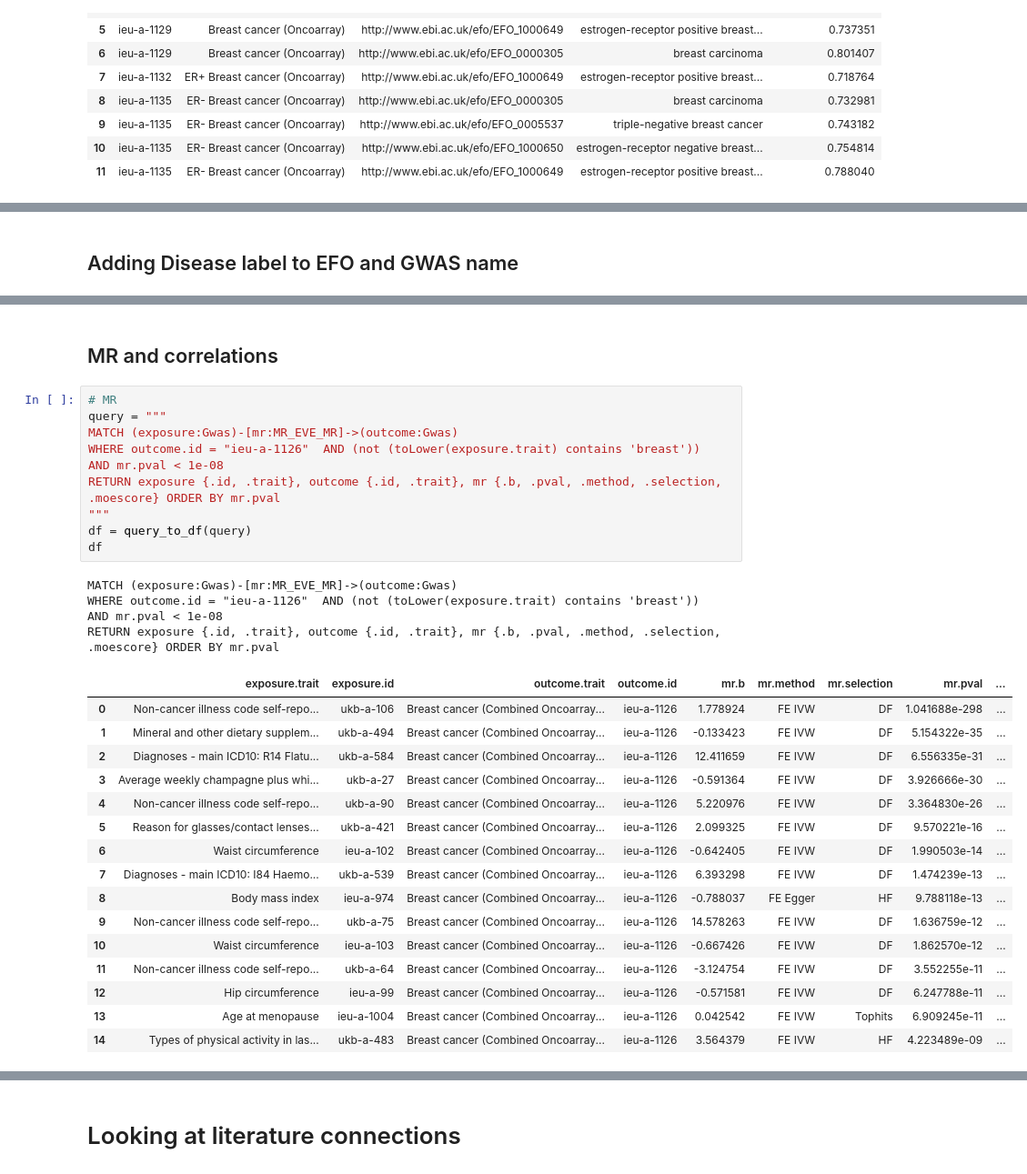
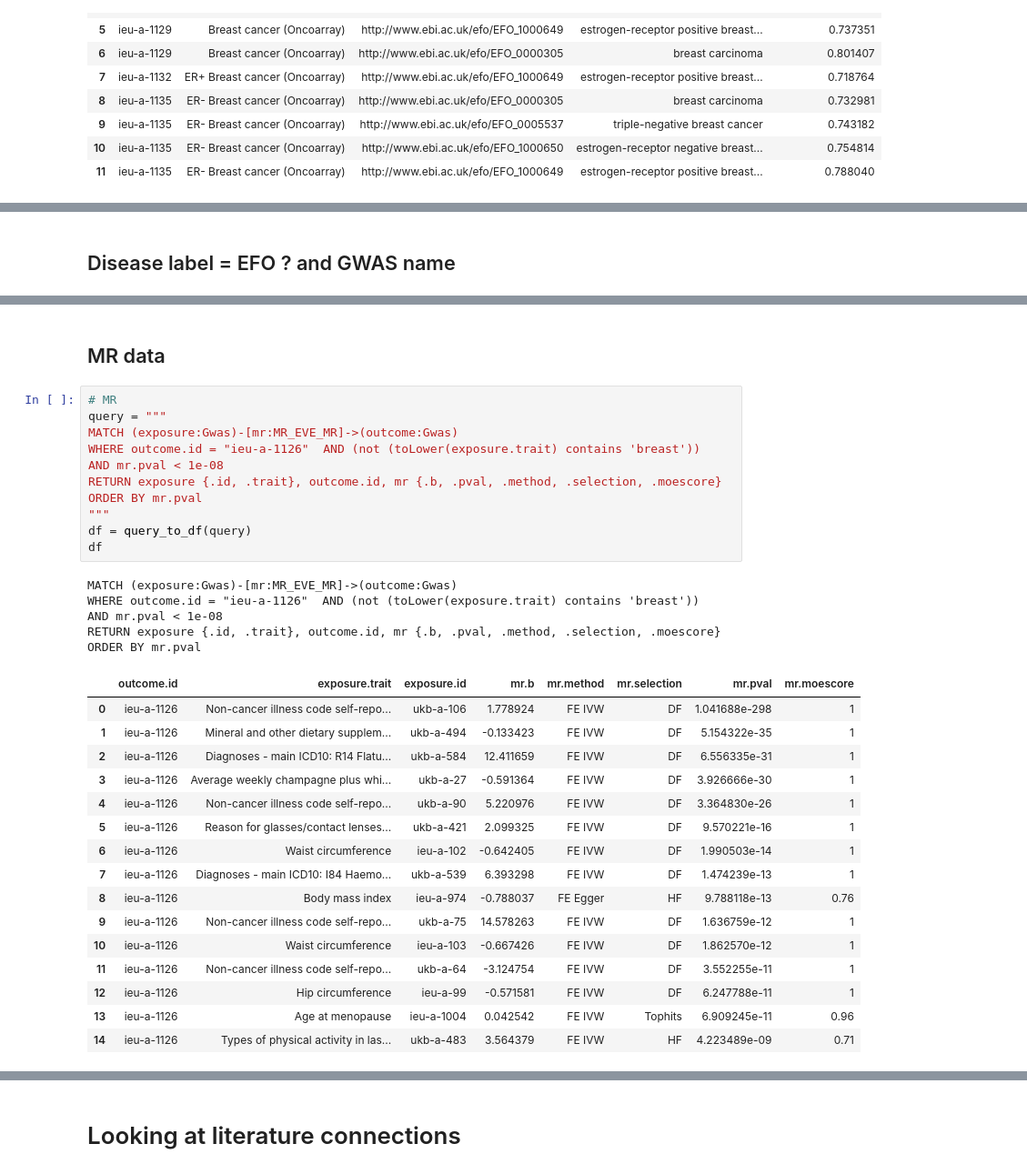
Before and after one commit to mvab/epigraphdb-breast-cancer, a Jupyter notebook: explore_breast_cancer_epigraphdb.ipynb, the cells around one changed output, grey strips where cells are left out. Shown at 91% size. Drawn from its saved outputs; the diff is of its cells as text.

```diff
--- a/explore_breast_cancer_epigraphdb.ipynb
+++ b/explore_breast_cancer_epigraphdb.ipynb
@@ -363,5 +397,5 @@ order by gwas.id
 # %% [markdown]
-## Adding Disease label to EFO and GWAS name
+##  Disease label =  EFO ?  and GWAS name
 # %%
 # is it alaways same as EFO?
 query="""
@@ -385,35 +419,35 @@ order by gwas_to_efo.score desc
 | 3 | ieu-a-1129 | Breast cancer (Oncoarray) | 0.710287 | breast adenocarcinoma | http://www.ebi.ac.uk/efo/EFO_0000304 | breast adenocarcinoma |
 | 4 | ieu-a-1129 | Breast cancer (Oncoarray) | 0.701004 | estrogen-receptor negative breast... | http://www.ebi.ac.uk/efo/EFO_1000650 | estrogen-receptor negative breast... |
 # %% [markdown]
-## MR and correlations
+## MR data
 # %%
 # MR
 query = """
 MATCH (exposure:Gwas)-[mr:MR_EVE_MR]->(outcome:Gwas)
 WHERE outcome.id = "ieu-a-1126"  AND (not (toLower(exposure.trait) contains 'breast'))
 AND mr.pval < 1e-08
-RETURN exposure {.id, .trait}, outcome {.id, .trait}, mr {.b, .pval, .method, .selection, .moescore} ORDER BY mr.pval
+RETURN exposure {.id, .trait}, outcome.id, mr {.b, .pval, .method, .selection, .moescore} ORDER BY mr.pval
 """
 df = query_to_df(query)
 df
 # %% [output]
 MATCH (exposure:Gwas)-[mr:MR_EVE_MR]->(outcome:Gwas)
 WHERE outcome.id = "ieu-a-1126"  AND (not (toLower(exposure.trait) contains 'breast'))
 AND mr.pval < 1e-08
-RETURN exposure {.id, .trait}, outcome {.id, .trait}, mr {.b, .pval, .method, .selection, .moescore} ORDER BY mr.pval
+RETURN exposure {.id, .trait}, outcome.id, mr {.b, .pval, .method, .selection, .moescore} ORDER BY mr.pval
-|  | exposure.trait | exposure.id | outcome.trait | outcome.id | mr.b | mr.method | mr.selection | mr.pval | ... |
-| 0 | Non-cancer illness code self-repo... | ukb-a-106 | Breast cancer (Combined Oncoarray... | ieu-a-1126 | 1.778924 | FE IVW | DF | 1.041688e-298 | ... |
-| 1 | Mineral and other dietary supplem... | ukb-a-494 | Breast cancer (Combined Oncoarray... | ieu-a-1126 | -0.133423 | FE IVW | DF | 5.154322e-35 | ... |
-| 2 | Diagnoses - main ICD10: R14 Flatu... | ukb-a-584 | Breast cancer (Combined Oncoarray... | ieu-a-1126 | 12.411659 | FE IVW | DF | 6.556335e-31 | ... |
-| 3 | Average weekly champagne plus whi... | ukb-a-27 | Breast cancer (Combined Oncoarray... | ieu-a-1126 | -0.591364 | FE IVW | DF | 3.926666e-30 | ... |
-| 4 | Non-cancer illness code self-repo... | ukb-a-90 | Breast cancer (Combined Oncoarray... | ieu-a-1126 | 5.220976 | FE IVW | DF | 3.364830e-26 | ... |
-| 5 | Reason for glasses/contact lenses... | ukb-a-421 | Breast cancer (Combined Oncoarray... | ieu-a-1126 | 2.099325 | FE IVW | DF | 9.570221e-16 | ... |
-| 6 | Waist circumference | ieu-a-102 | Breast cancer (Combined Oncoarray... | ieu-a-1126 | -0.642405 | FE IVW | DF | 1.990503e-14 | ... |
-| 7 | Diagnoses - main ICD10: I84 Haemo... | ukb-a-539 | Breast cancer (Combined Oncoarray... | ieu-a-1126 | 6.393298 | FE IVW | DF | 1.474239e-13 | ... |
-| 8 | Body mass index | ieu-a-974 | Breast cancer (Combined Oncoarray... | ieu-a-1126 | -0.788037 | FE Egger | HF | 9.788118e-13 | ... |
-| 9 | Non-cancer illness code self-repo... | ukb-a-75 | Breast cancer (Combined Oncoarray... | ieu-a-1126 | 14.578263 | FE IVW | DF | 1.636759e-12 | ... |
-| 10 | Waist circumference | ieu-a-103 | Breast cancer (Combined Oncoarray... | ieu-a-1126 | -0.667426 | FE IVW | DF | 1.862570e-12 | ... |
-| 11 | Non-cancer illness code self-repo... | ukb-a-64 | Breast cancer (Combined Oncoarray... | ieu-a-1126 | -3.124754 | FE IVW | DF | 3.552255e-11 | ... |
-| 12 | Hip circumference | ieu-a-99 | Breast cancer (Combined Oncoarray... | ieu-a-1126 | -0.571581 | FE IVW | DF | 6.247788e-11 | ... |
-| 13 | Age at menopause | ieu-a-1004 | Breast cancer (Combined Oncoarray... | ieu-a-1126 | 0.042542 | FE IVW | Tophits | 6.909245e-11 | ... |
-| 14 | Types of physical activity in las... | ukb-a-483 | Breast cancer (Combined Oncoarray... | ieu-a-1126 | 3.564379 | FE IVW | HF | 4.223489e-09 | ... |
+|  | outcome.id | exposure.trait | exposure.id | mr.b | mr.method | mr.selection | mr.pval | mr.moescore |
+| 0 | ieu-a-1126 | Non-cancer illness code self-repo... | ukb-a-106 | 1.778924 | FE IVW | DF | 1.041688e-298 | 1 |
+| 1 | ieu-a-1126 | Mineral and other dietary supplem... | ukb-a-494 | -0.133423 | FE IVW | DF | 5.154322e-35 | 1 |
+| 2 | ieu-a-1126 | Diagnoses - main ICD10: R14 Flatu... | ukb-a-584 | 12.411659 | FE IVW | DF | 6.556335e-31 | 1 |
+| 3 | ieu-a-1126 | Average weekly champagne plus whi... | ukb-a-27 | -0.591364 | FE IVW | DF | 3.926666e-30 | 1 |
+| 4 | ieu-a-1126 | Non-cancer illness code self-repo... | ukb-a-90 | 5.220976 | FE IVW | DF | 3.364830e-26 | 1 |
+| 5 | ieu-a-1126 | Reason for glasses/contact lenses... | ukb-a-421 | 2.099325 | FE IVW | DF | 9.570221e-16 | 1 |
+| 6 | ieu-a-1126 | Waist circumference | ieu-a-102 | -0.642405 | FE IVW | DF | 1.990503e-14 | 1 |
+| 7 | ieu-a-1126 | Diagnoses - main ICD10: I84 Haemo... | ukb-a-539 | 6.393298 | FE IVW | DF | 1.474239e-13 | 1 |
+| 8 | ieu-a-1126 | Body mass index | ieu-a-974 | -0.788037 | FE Egger | HF | 9.788118e-13 | 0.76 |
+| 9 | ieu-a-1126 | Non-cancer illness code self-repo... | ukb-a-75 | 14.578263 | FE IVW | DF | 1.636759e-12 | 1 |
+| 10 | ieu-a-1126 | Waist circumference | ieu-a-103 | -0.667426 | FE IVW | DF | 1.862570e-12 | 1 |
+| 11 | ieu-a-1126 | Non-cancer illness code self-repo... | ukb-a-64 | -3.124754 | FE IVW | DF | 3.552255e-11 | 1 |
+| 12 | ieu-a-1126 | Hip circumference | ieu-a-99 | -0.571581 | FE IVW | DF | 6.247788e-11 | 1 |
+| 13 | ieu-a-1126 | Age at menopause | ieu-a-1004 | 0.042542 | FE IVW | Tophits | 6.909245e-11 | 0.96 |
+| 14 | ieu-a-1126 | Types of physical activity in las... | ukb-a-483 | 3.564379 | FE IVW | HF | 4.223489e-09 | 0.71 |
```
Also changed, not shown: parts of 12 cells of this notebook, 2 other files.
